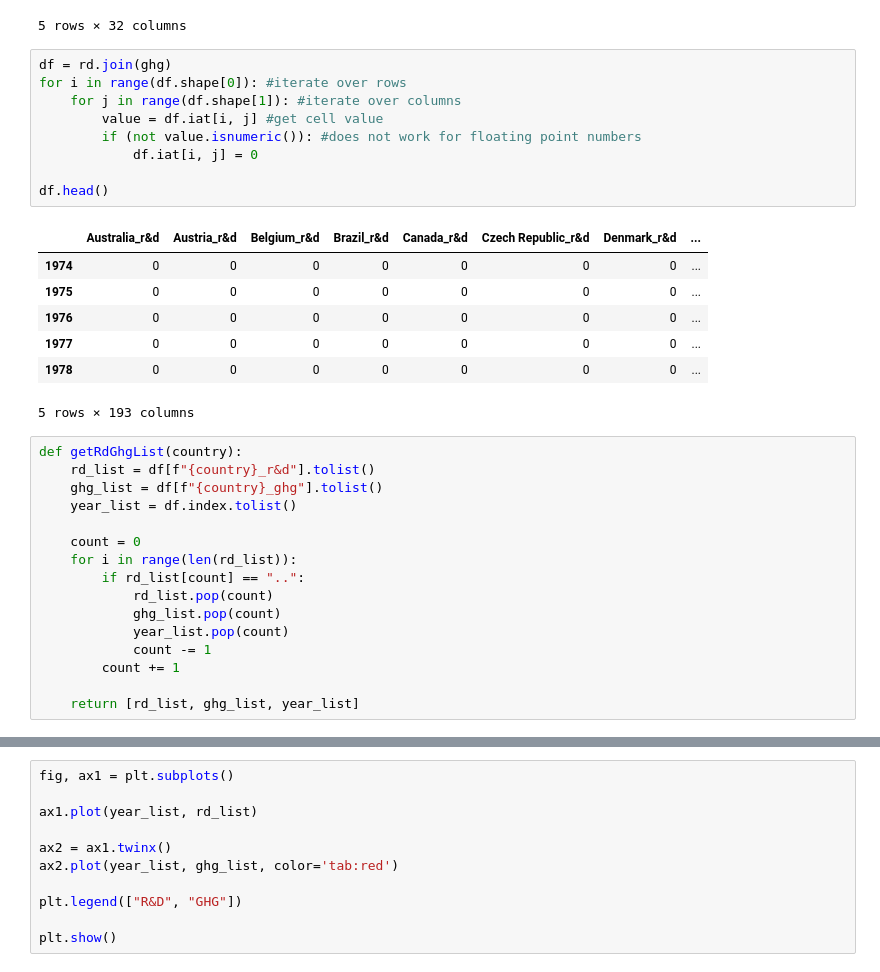
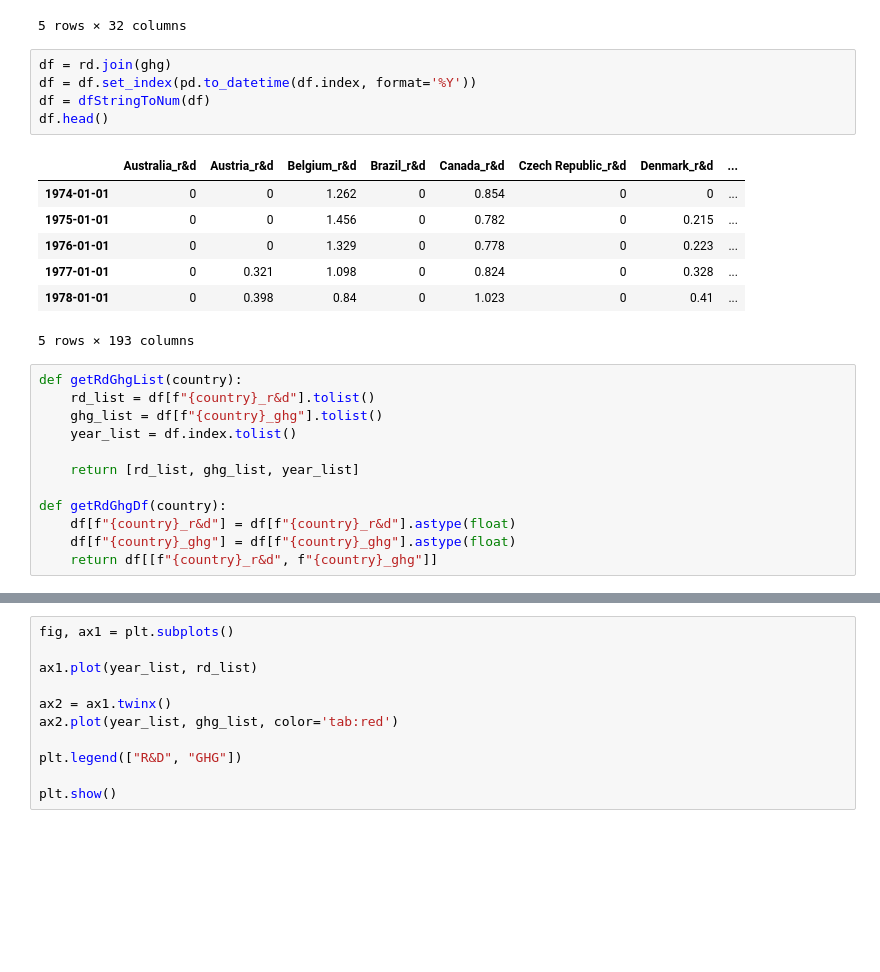
Before and after one commit to Adam-Omarali/BDC-Energy, a Jupyter notebook: InvestmentGHG.ipynb, the cells around one changed output, grey strips where cells are left out. Saved outputs shown, nothing was run; the diff lists cells and outputs as text; blank space fills up the shorter version.

```diff
--- a/InvestmentGHG.ipynb
+++ b/InvestmentGHG.ipynb
@@ -99,36 +122,28 @@ rd.head()
 | 1977 | .. | 0.321 | 1.098 | .. | 0.824 | .. | 0.328 | ... |
 | 1978 | .. | 0.398 | 0.84 | .. | 1.023 | .. | 0.41 | ... |
 5 rows × 32 columns
-# %%
-df = rd.join(ghg)
-for i in range(df.shape[0]): #iterate over rows
-    for j in range(df.shape[1]): #iterate over columns
-        value = df.iat[i, j] #get cell value
-        if (not value.isnumeric()): #does not work for floating point numbers
-            df.iat[i, j] = 0
-
-df.head()
-# %% [output]
-|  | Australia_r&d | Austria_r&d | Belgium_r&d | Brazil_r&d | Canada_r&d | Czech Republic_r&d | Denmark_r&d | ... |
-| 1974 | 0 | 0 | 0 | 0 | 0 | 0 | 0 | ... |
-| 1975 | 0 | 0 | 0 | 0 | 0 | 0 | 0 | ... |
-| 1976 | 0 | 0 | 0 | 0 | 0 | 0 | 0 | ... |
-| 1977 | 0 | 0 | 0 | 0 | 0 | 0 | 0 | ... |
-| 1978 | 0 | 0 | 0 | 0 | 0 | 0 | 0 | ... |
-5 rows × 193 columns
+# %%
+df = rd.join(ghg)
+df = df.set_index(pd.to_datetime(df.index, format='%Y'))
+df = dfStringToNum(df)
+df.head()
+# %% [output]
+|  | Australia_r&d | Austria_r&d | Belgium_r&d | Brazil_r&d | Canada_r&d | Czech Republic_r&d | Denmark_r&d | ... |
+| 1974-01-01 | 0 | 0 | 1.262 | 0 | 0.854 | 0 | 0 | ... |
+| 1975-01-01 | 0 | 0 | 1.456 | 0 | 0.782 | 0 | 0.215 | ... |
+| 1976-01-01 | 0 | 0 | 1.329 | 0 | 0.778 | 0 | 0.223 | ... |
+| 1977-01-01 | 0 | 0.321 | 1.098 | 0 | 0.824 | 0 | 0.328 | ... |
+| 1978-01-01 | 0 | 0.398 | 0.84 | 0 | 1.023 | 0 | 0.41 | ... |
+5 rows × 193 columns
 # %%
 def getRdGhgList(country):
     rd_list = df[f"{country}_r&d"].tolist()
     ghg_list = df[f"{country}_ghg"].tolist()
     year_list = df.index.tolist()
 
-    count = 0
-    for i in range(len(rd_list)):
-        if rd_list[count] == "..":
-            rd_list.pop(count)
-            ghg_list.pop(count)
-            year_list.pop(count)
-            count -= 1
-        count += 1
+    return [rd_list, ghg_list, year_list]
 
-    return [rd_list, ghg_list, year_list]
+def getRdGhgDf(country):
+    df[f"{country}_r&d"] = df[f"{country}_r&d"].astype(float)
+    df[f"{country}_ghg"] = df[f"{country}_ghg"].astype(float)
+    return df[[f"{country}_r&d", f"{country}_ghg"]]
```
Also changed, not shown: parts of 5 cells of this notebook.
